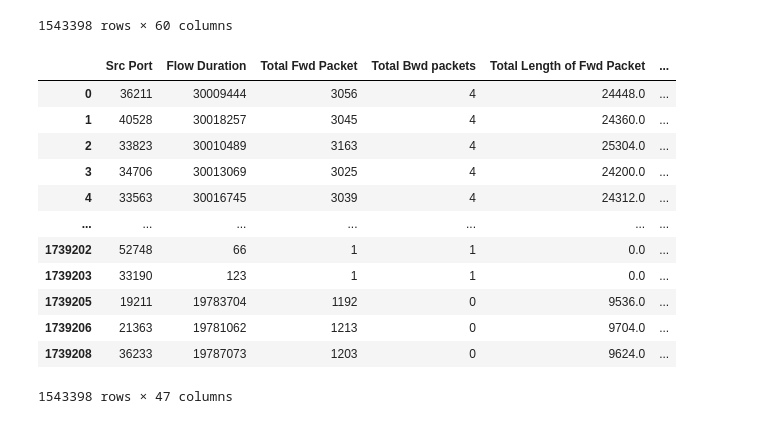
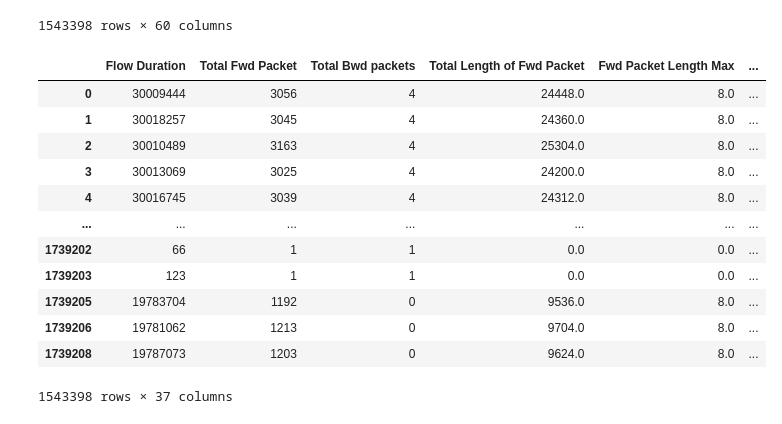
Before and after one commit to Totally-Kyle/The-CyberChase, a Jupyter notebook: CyberCrimePredicitionModel/TRANSFORM.ipynb, the cells around one changed output. Drawn from its saved outputs; the diff is of its cells as text; code cells hidden in the pictures.

```diff
--- a/CyberCrimePredicitionModel/TRANSFORM.ipynb
+++ b/CyberCrimePredicitionModel/TRANSFORM.ipynb
@@ -70,24 +70,22 @@ merged_df
 | 1739206 | 45.136.12.26-10.1.0.4-21363-123-17 | 45.136.12.26 | 21363 | 2023-02-12 23:21:04 | 19781062 | 1213 | 0 | ... |
 | 1739208 | 45.136.12.26-10.1.0.4-36233-123-17 | 45.136.12.26 | 36233 | 2023-02-12 23:21:04 | 19787073 | 1203 | 0 | ... |
 1543398 rows × 60 columns
-# %%
-merged_df = pd.get_dummies(merged_df,columns=['Location'], dtype='int')
 # %%
-merged_df = merged_df.drop(columns=['Flow ID','Src IP','Timestamp','day','Fwd Act Data Pkts', 'Fwd Header Length', 'Fwd Packet Length Mean','Total Length of Bwd Packet', 'Bwd Header Length', 'Bwd Segment Size Avg', 'Bwd Bytes/Bulk Avg','Bwd IAT Min','Bwd IAT Max', 'Bwd IAT Total','Packet Length Max','Packet Length Std','Packet Length Variance','Average Packet Size','Active Min','Active Max','Idle Min', 'Idle Std'])
+merged_df = merged_df.drop(columns=['Flow ID','Src IP','Src Port','Timestamp','day','Fwd Act Data Pkts', 'Fwd Header Length', 'Fwd Packet Length Mean','Total Length of Bwd Packet', 'Bwd Header Length', 'Bwd Segment Size Avg', 'Bwd Bytes/Bulk Avg','Bwd IAT Min','Bwd IAT Max', 'Bwd IAT Total','Packet Length Max','Packet Length Std','Packet Length Variance','Average Packet Size','Active Min','Active Max','Idle Min', 'Idle Std'])
 merged_df
 # %% [output]
-|  | Src Port | Flow Duration | Total Fwd Packet | Total Bwd packets | Total Length of Fwd Packet | ... |
-| 0 | 36211 | 30009444 | 3056 | 4 | 24448.0 | ... |
-| 1 | 40528 | 30018257 | 3045 | 4 | 24360.0 | ... |
-| 2 | 33823 | 30010489 | 3163 | 4 | 25304.0 | ... |
-| 3 | 34706 | 30013069 | 3025 | 4 | 24200.0 | ... |
-| 4 | 33563 | 30016745 | 3039 | 4 | 24312.0 | ... |
+|  | Flow Duration | Total Fwd Packet | Total Bwd packets | Total Length of Fwd Packet | Fwd Packet Length Max | ... |
+| 0 | 30009444 | 3056 | 4 | 24448.0 | 8.0 | ... |
+| 1 | 30018257 | 3045 | 4 | 24360.0 | 8.0 | ... |
+| 2 | 30010489 | 3163 | 4 | 25304.0 | 8.0 | ... |
+| 3 | 30013069 | 3025 | 4 | 24200.0 | 8.0 | ... |
+| 4 | 30016745 | 3039 | 4 | 24312.0 | 8.0 | ... |
 | ... | ... | ... | ... | ... | ... | ... |
-| 1739202 | 52748 | 66 | 1 | 1 | 0.0 | ... |
-| 1739203 | 33190 | 123 | 1 | 1 | 0.0 | ... |
-| 1739205 | 19211 | 19783704 | 1192 | 0 | 9536.0 | ... |
-| 1739206 | 21363 | 19781062 | 1213 | 0 | 9704.0 | ... |
-| 1739208 | 36233 | 19787073 | 1203 | 0 | 9624.0 | ... |
+| 1739202 | 66 | 1 | 1 | 0.0 | 0.0 | ... |
+| 1739203 | 123 | 1 | 1 | 0.0 | 0.0 | ... |
+| 1739205 | 19783704 | 1192 | 0 | 9536.0 | 8.0 | ... |
+| 1739206 | 19781062 | 1213 | 0 | 9704.0 | 8.0 | ... |
+| 1739208 | 19787073 | 1203 | 0 | 9624.0 | 8.0 | ... |
-1543398 rows × 47 columns
+1543398 rows × 37 columns
 # %%
 merged_df.to_csv('/Users/sa8/Desktop/The-CyberChase/CyberCrimePredicitionModel/CleanCSVforModel/merged_df_clean.csv', index=False)
```
Also changed, not shown: 1 other file.
